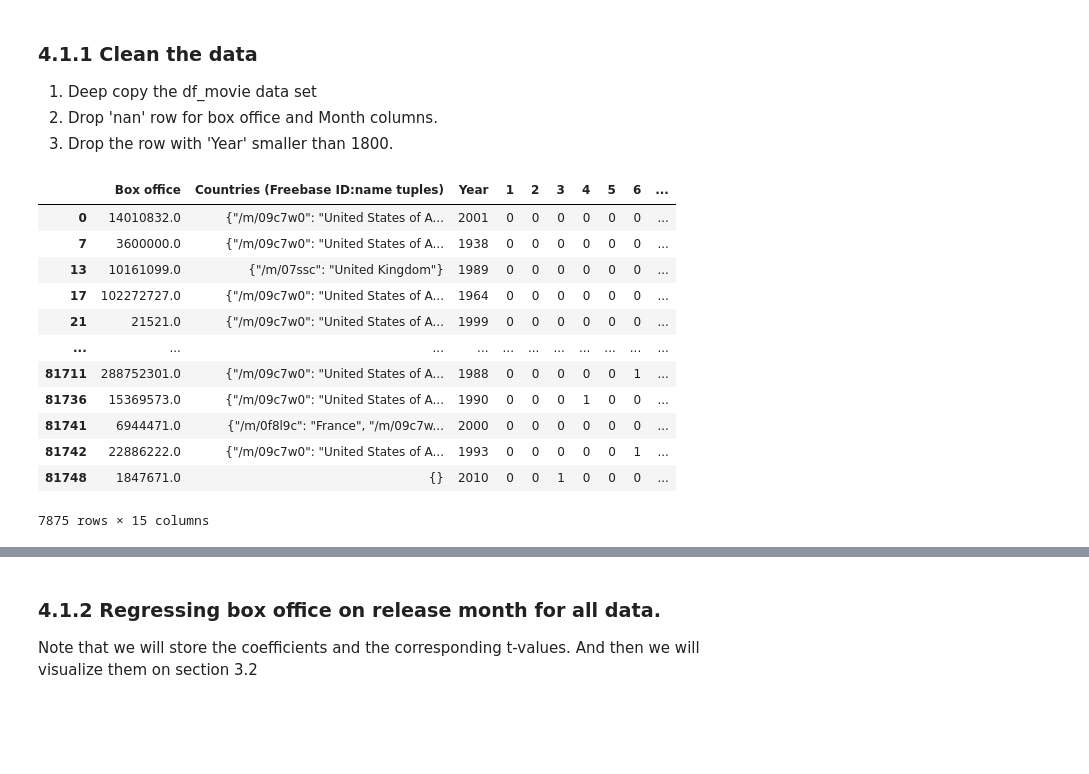
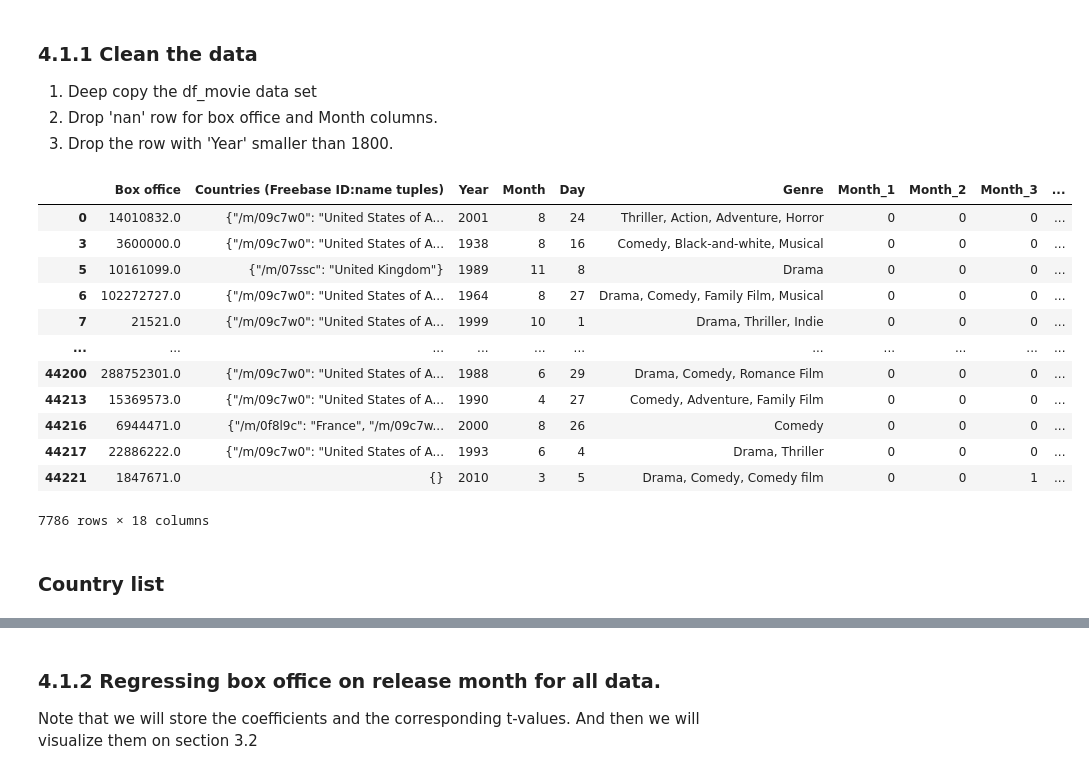
Before and after one commit to epfl-ada/ada-2023-project-deapdatadestroyers, a Jupyter notebook: dynamic_model_code_in_41.ipynb, the cells around one changed output, grey strips where cells are left out. Saved outputs shown, nothing was run; the diff lists cells and outputs as text; code cells hidden in the pictures; blank space fills up the shorter version.

```diff
--- a/dynamic_model_code_in_41.ipynb
+++ b/dynamic_model_code_in_41.ipynb
@@ -406,25 +401,33 @@ df_movie_month.dropna(subset = ['Box office', 'Month'], inplace = True)
 # %%
-df_movie_month = df_movie_month[['Box office','Countries (Freebase ID:name tuples)', 'Year', 'Month']]
-month_release = pd.get_dummies(df_movie_month['Month'])
+# Group by "Freebase ID" and concatenate the strings in "Genre"
+result_df = df_movie_genre.groupby('Freebase ID')['Genre'].agg(lambda x: ', '.join(x)).reset_index()
+result_df
+# Deep copy the data set
+df_movie_month = df_movie.copy(deep=True)
+df_movie_month = pd.merge(df_movie_month, result_df, on='Freebase ID', how='inner')
+df_movie_month.dropna(subset = ['Box office','Month','Genre'], inplace = True)
+df_movie_month = df_movie_month[['Box office','Countries (Freebase ID:name tuples)', 'Year', 'Month', 'Day' , 'Genre']]
+month_release = pd.get_dummies(df_movie_month['Month'], prefix="Month")
 month_release = month_release.iloc[:, :-1]
 df_movie_month = pd.merge(df_movie_month, month_release, left_index=True, right_index=True)
-df_movie_month = df_movie_month.drop(columns=['Month'])
 df_movie_month['const'] = 1
 df_movie_month
 # %% [output]
-|  | Box office | Countries (Freebase ID:name tuples) | Year | 1 | 2 | 3 | 4 | 5 | 6 | ... |
-| 0 | 14010832.0 | {"/m/09c7w0": "United States of A... | 2001 | 0 | 0 | 0 | 0 | 0 | 0 | ... |
-| 7 | 3600000.0 | {"/m/09c7w0": "United States of A... | 1938 | 0 | 0 | 0 | 0 | 0 | 0 | ... |
-| 13 | 10161099.0 | {"/m/07ssc": "United Kingdom"} | 1989 | 0 | 0 | 0 | 0 | 0 | 0 | ... |
-| 17 | 102272727.0 | {"/m/09c7w0": "United States of A... | 1964 | 0 | 0 | 0 | 0 | 0 | 0 | ... |
-| 21 | 21521.0 | {"/m/09c7w0": "United States of A... | 1999 | 0 | 0 | 0 | 0 | 0 | 0 | ... |
+|  | Box office | Countries (Freebase ID:name tuples) | Year | Month | Day | Genre | Month_1 | Month_2 | Month_3 | ... |
+| 0 | 14010832.0 | {"/m/09c7w0": "United States of A... | 2001 | 8 | 24 | Thriller, Action, Adventure, Horror | 0 | 0 | 0 | ... |
+| 3 | 3600000.0 | {"/m/09c7w0": "United States of A... | 1938 | 8 | 16 | Comedy, Black-and-white, Musical | 0 | 0 | 0 | ... |
+| 5 | 10161099.0 | {"/m/07ssc": "United Kingdom"} | 1989 | 11 | 8 | Drama | 0 | 0 | 0 | ... |
+| 6 | 102272727.0 | {"/m/09c7w0": "United States of A... | 1964 | 8 | 27 | Drama, Comedy, Family Film, Musical | 0 | 0 | 0 | ... |
+| 7 | 21521.0 | {"/m/09c7w0": "United States of A... | 1999 | 10 | 1 | Drama, Thriller, Indie | 0 | 0 | 0 | ... |
 | ... | ... | ... | ... | ... | ... | ... | ... | ... | ... | ... |
-| 81711 | 288752301.0 | {"/m/09c7w0": "United States of A... | 1988 | 0 | 0 | 0 | 0 | 0 | 1 | ... |
-| 81736 | 15369573.0 | {"/m/09c7w0": "United States of A... | 1990 | 0 | 0 | 0 | 1 | 0 | 0 | ... |
-| 81741 | 6944471.0 | {"/m/0f8l9c": "France", "/m/09c7w... | 2000 | 0 | 0 | 0 | 0 | 0 | 0 | ... |
-| 81742 | 22886222.0 | {"/m/09c7w0": "United States of A... | 1993 | 0 | 0 | 0 | 0 | 0 | 1 | ... |
-| 81748 | 1847671.0 | {} | 2010 | 0 | 0 | 1 | 0 | 0 | 0 | ... |
+| 44200 | 288752301.0 | {"/m/09c7w0": "United States of A... | 1988 | 6 | 29 | Drama, Comedy, Romance Film | 0 | 0 | 0 | ... |
+| 44213 | 15369573.0 | {"/m/09c7w0": "United States of A... | 1990 | 4 | 27 | Comedy, Adventure, Family Film | 0 | 0 | 0 | ... |
+| 44216 | 6944471.0 | {"/m/0f8l9c": "France", "/m/09c7w... | 2000 | 8 | 26 | Comedy | 0 | 0 | 0 | ... |
+| 44217 | 22886222.0 | {"/m/09c7w0": "United States of A... | 1993 | 6 | 4 | Drama, Thriller | 0 | 0 | 0 | ... |
+| 44221 | 1847671.0 | {} | 2010 | 3 | 5 | Drama, Comedy, Comedy film | 0 | 0 | 1 | ... |
-7875 rows × 15 columns
+7786 rows × 18 columns
+# %% [markdown]
+### Country list
 # %%
 #get the list of names of the countries and store them into list_of_countries.
 list_of_countries = get_list_of_countries(df_movie_month['Countries (Freebase ID:name tuples)'])
```
Also changed, not shown: parts of 18 cells of this notebook.
